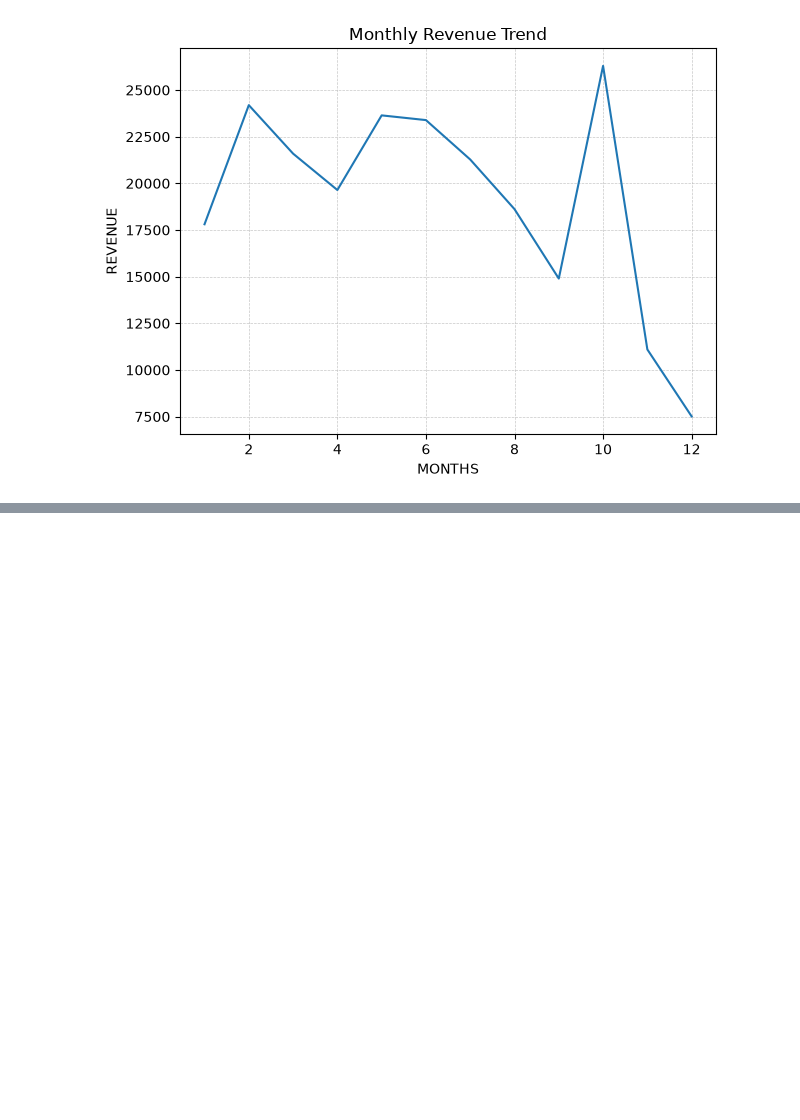
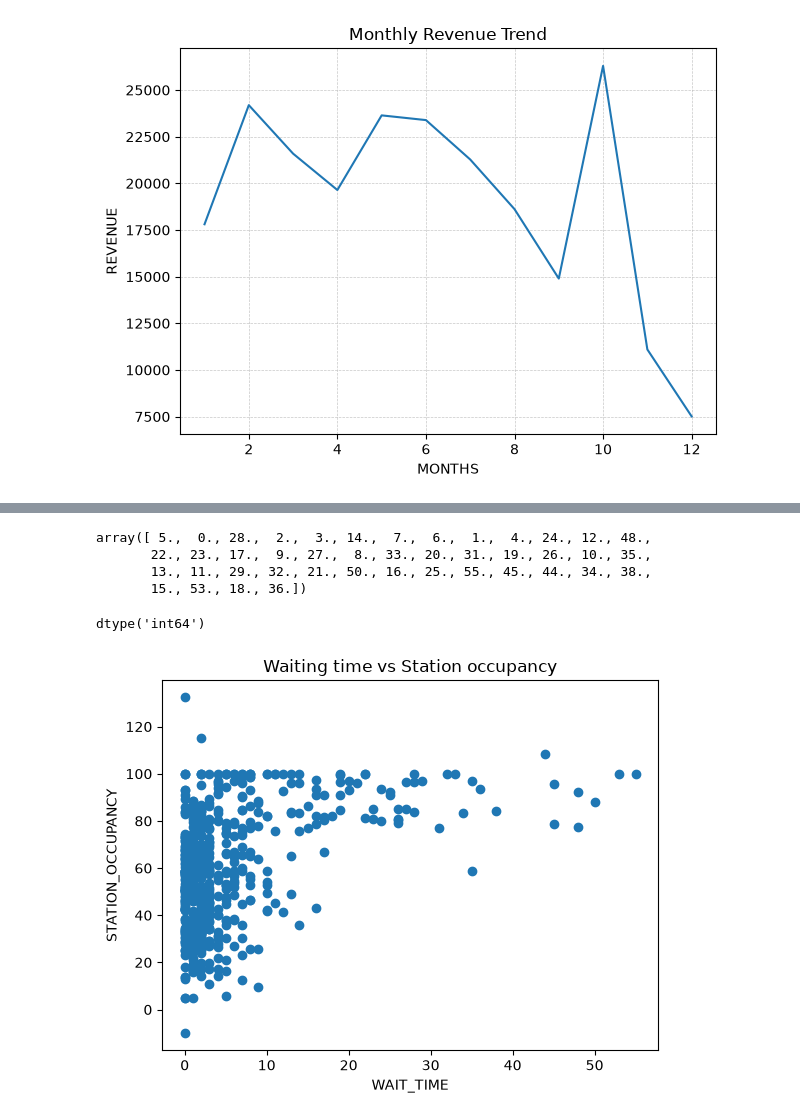
Before and after one commit to Shivrajmohite7/Shivrajmohite7_FBS, a Jupyter notebook: FBS/DATA ANALYSIS/JULY_AUGUST/PROJECT/EDA FIRSTBIT DATA ANALYSIS PROJECT/Untitled.ipynb, the cells around one changed output, grey strips where cells are left out. Saved outputs shown, nothing was run; the diff lists cells and outputs as text; code cells hidden in the pictures; blank space fills up the shorter version.

```diff
--- a/FBS/DATA ANALYSIS/JULY_AUGUST/PROJECT/EDA FIRSTBIT DATA ANALYSIS PROJECT/Untitled.ipynb
+++ b/FBS/DATA ANALYSIS/JULY_AUGUST/PROJECT/EDA FIRSTBIT DATA ANALYSIS PROJECT/Untitled.ipynb
@@ -972,0 +990,21 @@ SyntaxError: expression cannot contain assignment, perhaps you meant "=="? (1701
+# %%
+df['Wait_Time_Min'].unique()
+# %% [output]
+array([ 5.,  0., 28.,  2.,  3., 14.,  7.,  6.,  1.,  4., 24., 12., 48.,
+       22., 23., 17.,  9., 27.,  8., 33., 20., 31., 19., 26., 10., 35.,
+       13., 11., 29., 32., 21., 50., 16., 25., 55., 45., 44., 34., 38.,
+       15., 53., 18., 36.])
+# %%
+df['Wait_Time_Min']=df['Wait_Time_Min'].astype(int)
+# %%
+df['Wait_Time_Min'].dtype
+# %% [output]
+dtype('int64')
+# %%
+wait_time_st_occ=plt.scatter(df['Wait_Time_Min'],df['Station_Occupancy_Pct'])
+plt.title("Waiting time vs Station occupancy")
+plt.xlabel('WAIT_TIME')
+plt.ylabel('STATION_OCCUPANCY')
+plt.show()
+# %% [output]
+[figure, added]
```
Also changed, not shown: parts of 17 cells of this notebook.
